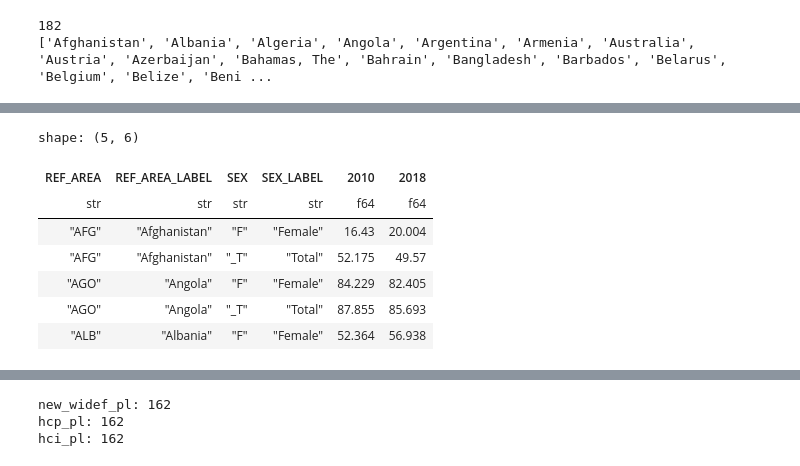
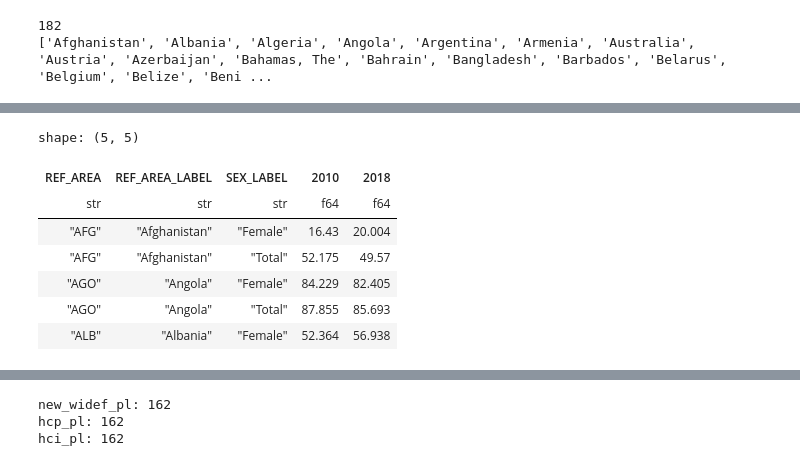
Before and after one commit to rachelv2/first_project, a Jupyter notebook: notebooks/data_cleaning_beatriz.ipynb, the cells around one changed output, grey strips where cells are left out. Drawn from its saved outputs; the diff is of its cells as text; code cells hidden in the pictures.

```diff
--- a/notebooks/data_cleaning_beatriz.ipynb
+++ b/notebooks/data_cleaning_beatriz.ipynb
@@ -344,21 +379,21 @@ Final shape hcp_pl:   (324, 55)
 # %%
 hcp_pl = pl.read_csv(
     config["input_data"]["file_bf3"])
 hcp_pl.head()
 
 hcp_pl = hcp_pl.select([
-    'REF_AREA','REF_AREA_LABEL', 'SEX', 'SEX_LABEL', '2010', '2018'])
+    'REF_AREA','REF_AREA_LABEL', 'SEX_LABEL', '2010', '2018'])
 
 hcp_pl.head()
 # %% [output]
-shape: (5, 6)
+shape: (5, 5)
-| REF_AREA | REF_AREA_LABEL | SEX | SEX_LABEL | 2010 | 2018 |
-| str | str | str | str | f64 | f64 |
-| "AFG" | "Afghanistan" | "F" | "Female" | 16.43 | 20.004 |
-| "AFG" | "Afghanistan" | "_T" | "Total" | 52.175 | 49.57 |
-| "AGO" | "Angola" | "F" | "Female" | 84.229 | 82.405 |
-| "AGO" | "Angola" | "_T" | "Total" | 87.855 | 85.693 |
-| "ALB" | "Albania" | "F" | "Female" | 52.364 | 56.938 |
+| REF_AREA | REF_AREA_LABEL | SEX_LABEL | 2010 | 2018 |
+| str | str | str | f64 | f64 |
+| "AFG" | "Afghanistan" | "Female" | 16.43 | 20.004 |
+| "AFG" | "Afghanistan" | "Total" | 52.175 | 49.57 |
+| "AGO" | "Angola" | "Female" | 84.229 | 82.405 |
+| "AGO" | "Angola" | "Total" | 87.855 | 85.693 |
+| "ALB" | "Albania" | "Female" | 52.364 | 56.938 |
 # %%
 print("new_widef_pl columns:", new_widef_pl.columns)
 print("hcp_pl columns:", hcp_pl.columns)
```
Also changed, not shown: parts of 10 cells of this notebook.
